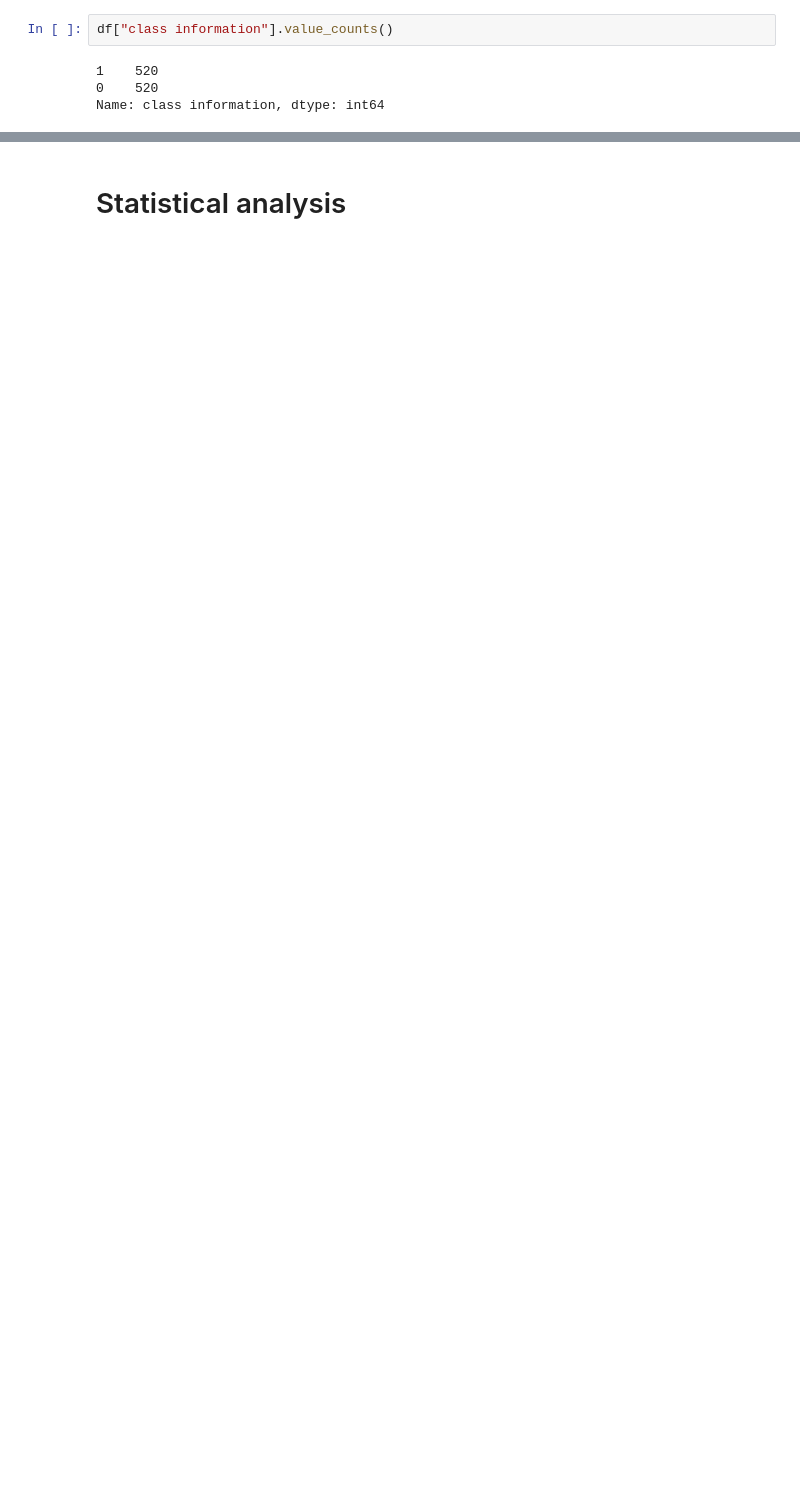
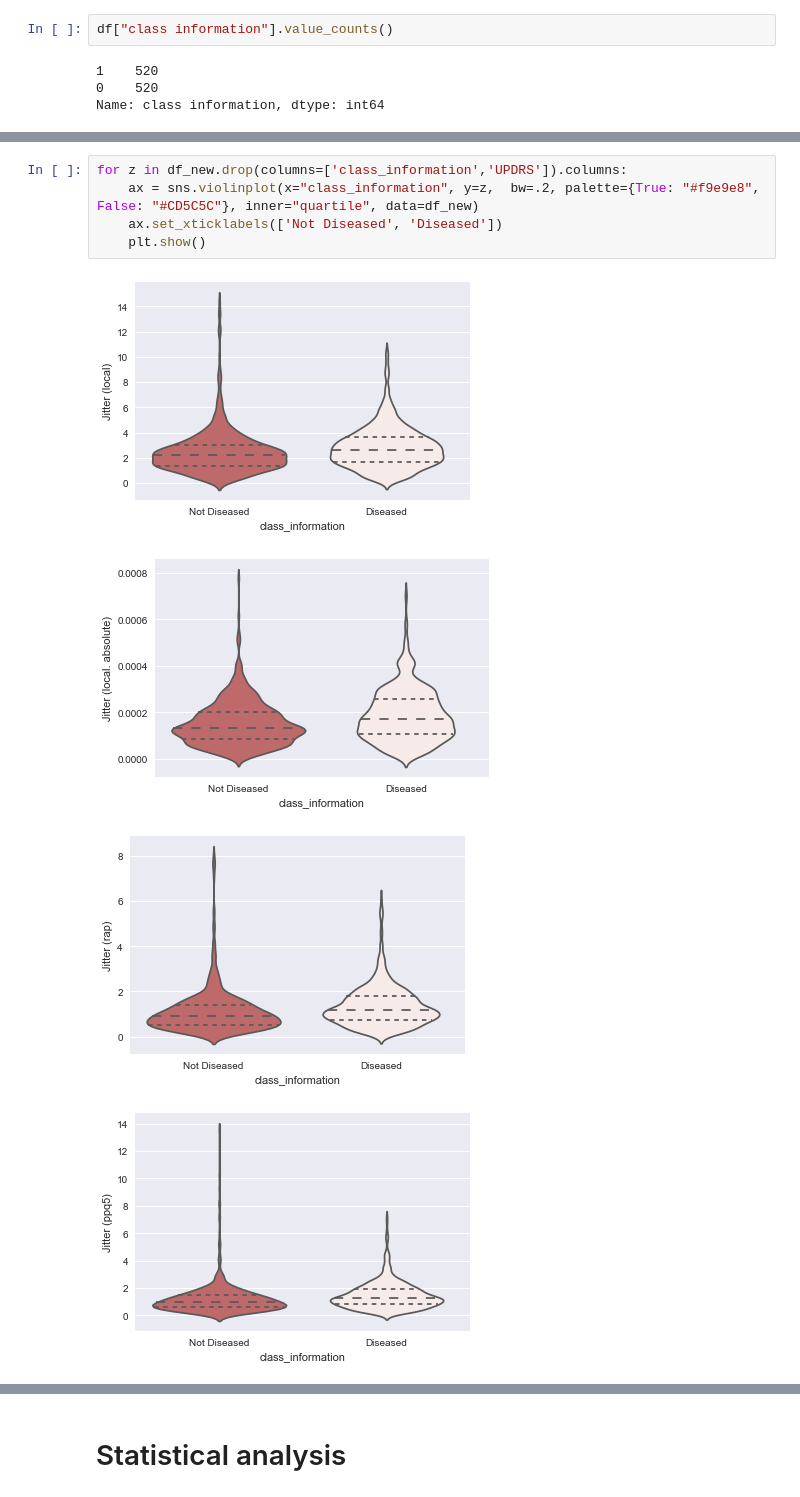
Before and after one commit to Virtusa-vLife/Use-Cases, a Jupyter notebook: Parkinson's Disease/Notebooks/Parkinsons's disease prediction(Classification).ipynb, the cells around one changed output, grey strips where cells are left out. Cells and saved outputs as stored; diff of their text form; blank space fills up the shorter version.

```diff
--- a/Parkinson's Disease/Notebooks/Parkinsons's disease prediction(Classification).ipynb
+++ b/Parkinson's Disease/Notebooks/Parkinsons's disease prediction(Classification).ipynb
@@ -179,0 +182,10 @@ We see that most individuals' scores increase steadily over time in the study, t
+# %%
+for z in df_new.drop(columns=['class_information','UPDRS']).columns:
+    ax = sns.violinplot(x="class_information", y=z,  bw=.2, palette={True: "#f9e9e8", False: "#CD5C5C"}, inner="quartile", data=df_new)
+    ax.set_xticklabels(['Not Diseased', 'Diseased'])
+    plt.show()
+# %% [output]
+[figure, added]
+[figure, added]
+[figure, added]
+[figure, added]
```
Also changed, not shown: parts of 43 cells of this notebook.
